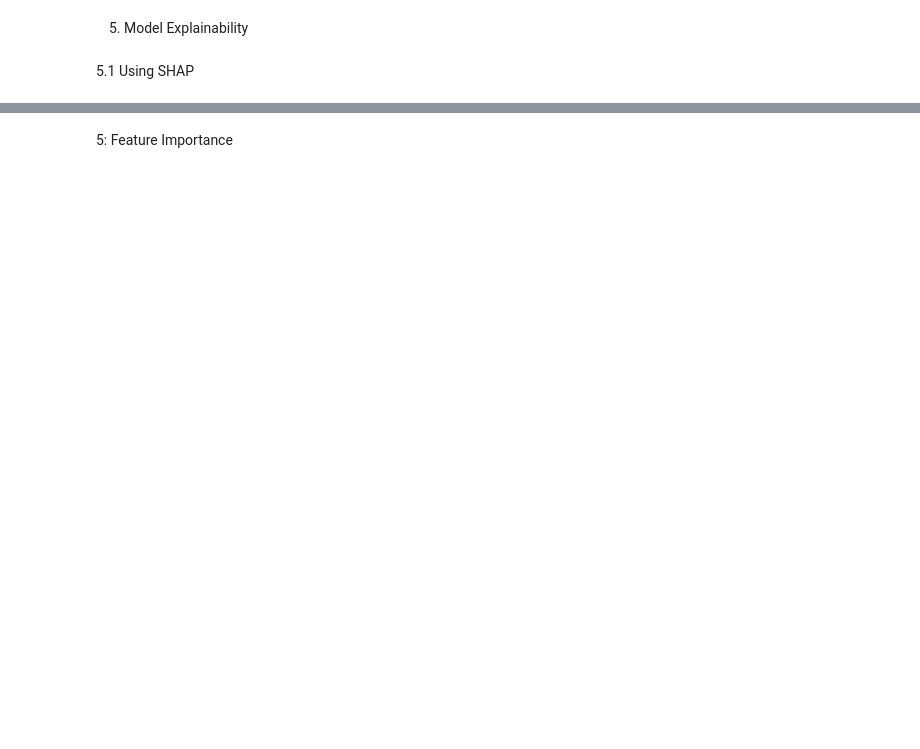
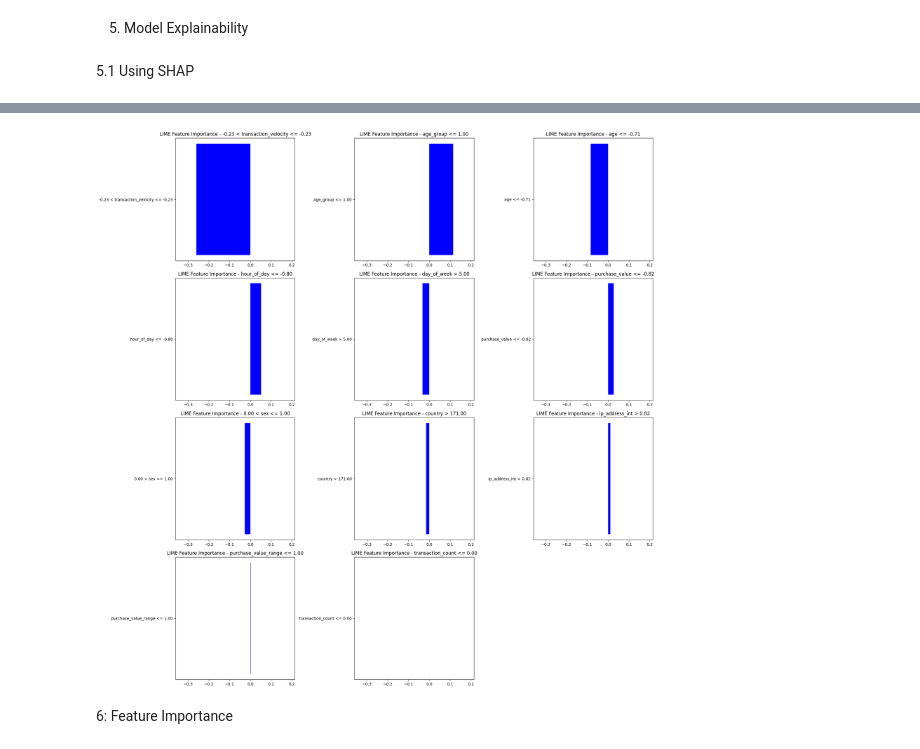
Before and after one commit to Abenezer-Baheru/Fraud_Detection_ML_Model_in_E-commerce_and_Credit_Card_Transactions, a Jupyter notebook: notebooks/models/e-commerce_model_withClassBalance.ipynb, the cells around one changed output, grey strips where cells are left out. Saved outputs shown, nothing was run; the diff lists cells and outputs as text; code cells hidden in the pictures; blank space fills up the shorter version.

```diff
--- a/notebooks/models/e-commerce_model_withClassBalance.ipynb
+++ b/notebooks/models/e-commerce_model_withClassBalance.ipynb
@@ -279,3 +298,34 @@ for model_name, model in models.items():
+# %%
+# Initialize LIME explainer
+lime_explainer = LimeTabularExplainer(X_train_smote.values, feature_names=X_train_smote.columns, class_names=['Non-Fraud', 'Fraud'], mode='classification')
+
+# Explain a prediction for Gradient Boosting
+exp_gb = lime_explainer.explain_instance(X_test.iloc[0].values, gb_model.predict_proba, num_features=len(X_test.columns))
+
+# Number of features to plot
+num_features = len(X_test.columns)
+num_rows = (num_features // 3) + 1  # Adjust the number of rows for the grid
+
+# Create a figure for the combined LIME Feature Importance Plots
+fig, axes = plt.subplots(num_rows, 3, figsize=(20, num_rows * 5))
+
+# Flatten axes for easy iteration
+axes = axes.flatten()
+
+# Plot LIME Feature Importance for each feature using text and bar chart data
+for i, (feature, weight) in enumerate(exp_gb.as_list()):
+    axes[i].barh([feature], [weight], color='b')
+    axes[i].set_title(f'LIME Feature Importance - {feature}')
+    axes[i].set_xlim(left=min([x[1] for x in exp_gb.as_list()]) - 0.1, right=max([x[1] for x in exp_gb.as_list()]) + 0.1)
+
+# Hide any unused subplots
+for j in range(i + 1, len(axes)):
+    fig.delaxes(axes[j])
+
+plt.tight_layout()
+plt.show()
+# %% [output]
+[figure, added]
 # %% [markdown]
-5: Feature Importance
+6: Feature Importance
 # %%
```
Also changed, not shown: parts of 17 cells of this notebook.
